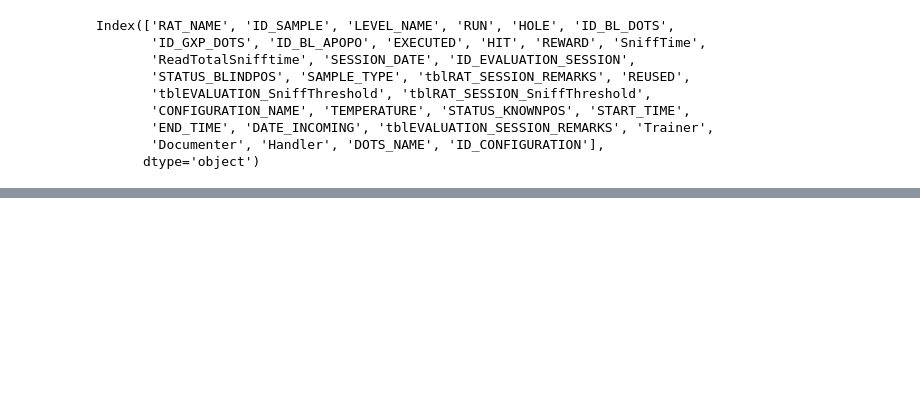
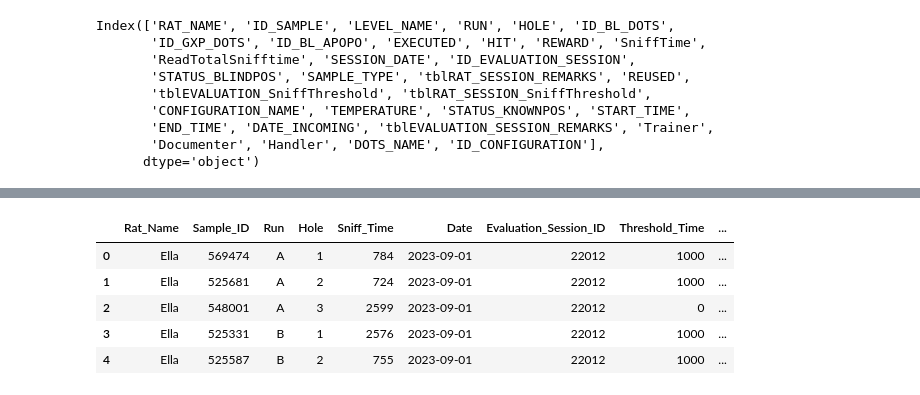
Before and after one commit to AT-element61/Ratical_Thinkers, a Jupyter notebook: Notebooks/1.Merge_Tables.ipynb, the cells around one changed output, grey strips where cells are left out. Cells and saved outputs as stored; diff of their text form; code cells hidden in the pictures; blank space fills up the shorter version.

Commit message:
cleaning tables

```diff
--- a/Notebooks/1.Merge_Tables.ipynb
+++ b/Notebooks/1.Merge_Tables.ipynb
@@ -192,0 +175,5 @@ df_nov_final['TN'] = ((df_nov_final['Result_Of_Rat'] == 0) & (df_nov_final['Lab_
+# %%
+df_nov_final = df_nov_final.rename(columns={'Name': 'Rat_Name', 'WEIGHT': 'Weight'})
+df_nov_final = df_nov_final.drop(columns=['Birthdate', 'TEMPERATURE', 'ID_BL_APOPO', 'STATUS_KNOWNPOS', 'STATUS_BLINDPOS', 'REWARD', 'HIT', ])
+# %%
+df_nov_final = df_nov_final.drop(columns=['ID_RAT'])
@@ -192,0 +240,8 @@ df_nov_final['TN'] = ((df_nov_final['Result_Of_Rat'] == 0) & (df_nov_final['Lab_
+# %%
+cols_to_drop = [
+    'CONFIGURATION_NAME', 'DATE_INCOMING', 'DOTS_NAME', 'Documenter', 'END_TIME', 'EXECUTED', 'HIT', 'Handler',
+    'ID_BL_APOPO', 'ID_BL_DOTS', 'ID_CONFIGURATION', 'ID_GXP_DOTS', 'LEVEL_NAME', 'REUSED', 'REWARD',
+    'ReadTotalSnifftime', 'SAMPLE_TYPE', 'START_TIME', 'STATUS_BLINDPOS', 'STATUS_KNOWNPOS', 'TEMPERATURE',
+    'Trainer', 'tblEVALUATION_SESSION_REMARKS', 'tblRAT_SESSION_REMARKS', 'tblRAT_SESSION_SniffThreshold'
+]
+df_sept = df_sept.drop(columns=cols_to_drop, errors='ignore')
@@ -213,2 +333,2 @@ columns_needed = [
 # %%
-final_df= pd.concat([pd.concat([df_sept[columns_needed],df_march_mod[columns_needed]]),df_nov_final])
+final_df= pd.concat([df_sept,df_march_mod,df_nov_final])
@@ -214,0 +372,9 @@ final_df= pd.concat([pd.concat([df_sept[columns_needed],df_march_mod[columns_nee
+# %%
+final_df.head()
+# %% [output]
+|  | Rat_Name | Sample_ID | Run | Hole | Sniff_Time | Date | Evaluation_Session_ID | Threshold_Time | ... |
+| 0 | Ella | 569474 | A | 1 | 784 | 2023-09-01 | 22012 | 1000 | ... |
+| 1 | Ella | 525681 | A | 2 | 724 | 2023-09-01 | 22012 | 1000 | ... |
+| 2 | Ella | 548001 | A | 3 | 2599 | 2023-09-01 | 22012 | 0 | ... |
+| 3 | Ella | 525331 | B | 1 | 2576 | 2023-09-01 | 22012 | 1000 | ... |
+| 4 | Ella | 525587 | B | 2 | 755 | 2023-09-01 | 22012 | 1000 | ... |
```
Also changed, not shown: parts of 12 cells of this notebook, 2 other files.
